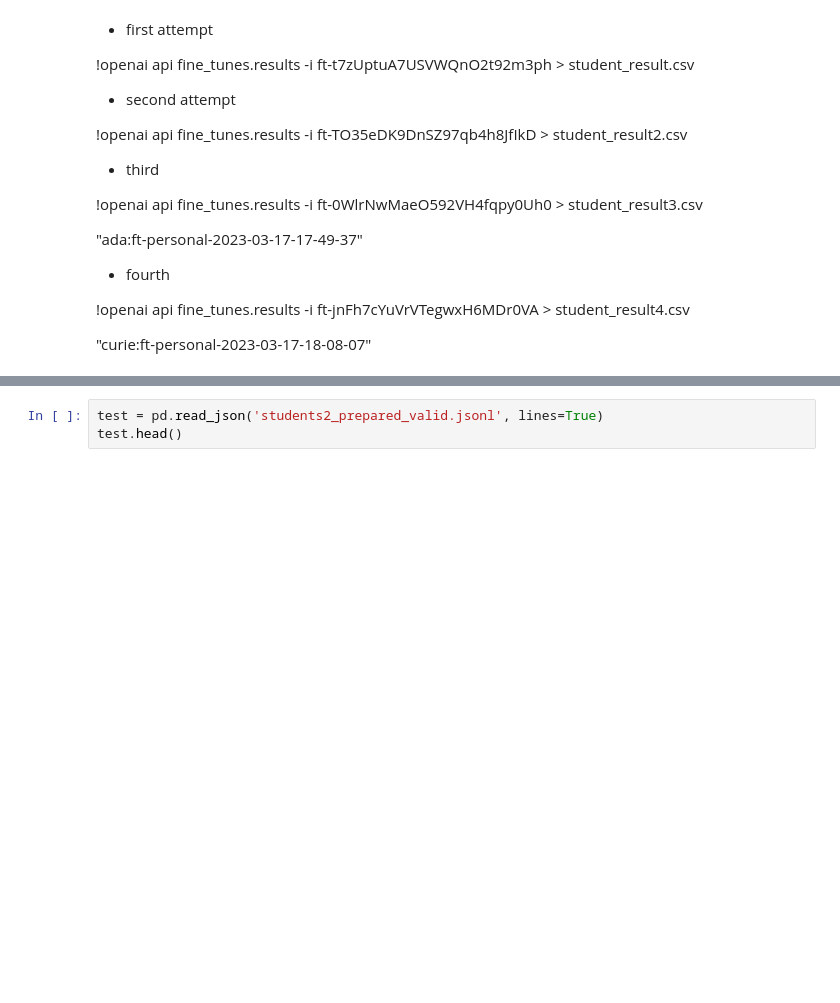
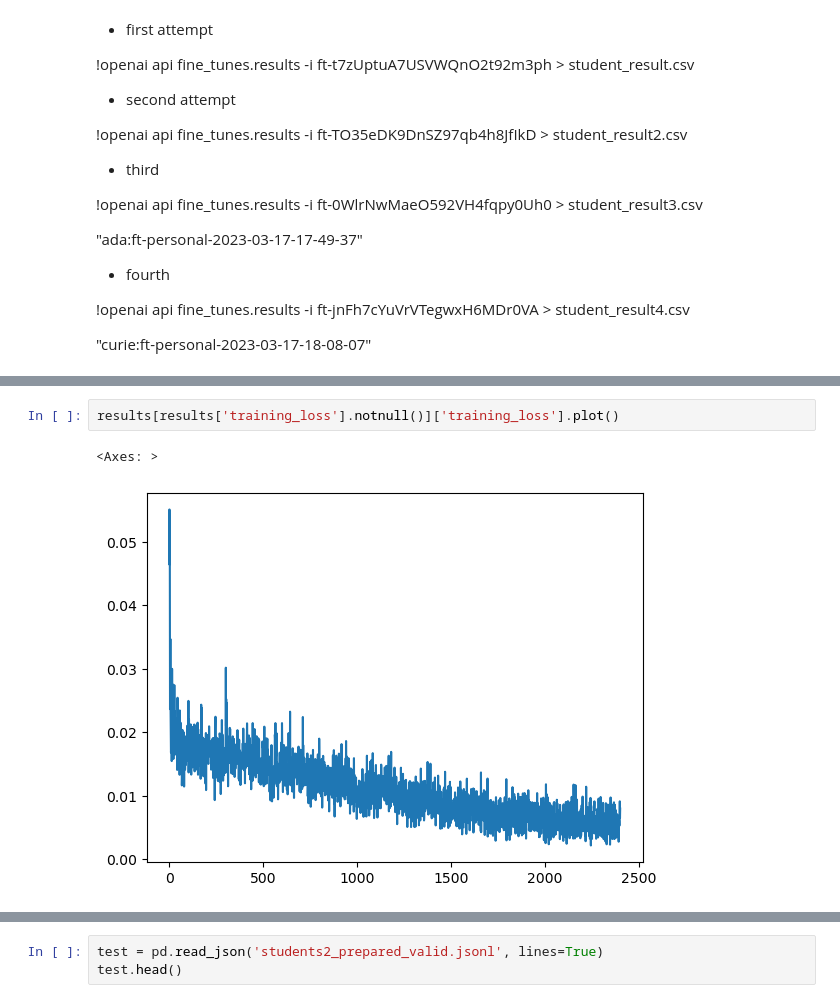
Before and after one commit to aaronomics/grad, a Jupyter notebook: model.ipynb, the cells around one changed output, grey strips where cells are left out. Saved outputs shown, nothing was run; the diff lists cells and outputs as text; blank space fills up the shorter version.

```diff
--- a/model.ipynb
+++ b/model.ipynb
@@ -228 +251,6 @@ results[results['classification/accuracy'].notnull()]['classification/accuracy']
+# %%
+results[results['training_loss'].notnull()]['training_loss'].plot()
+# %% [output]
+<Axes: >
+[figure, added]
 # %%
```
Also changed, not shown: parts of 23 cells of this notebook, 8 other files.
